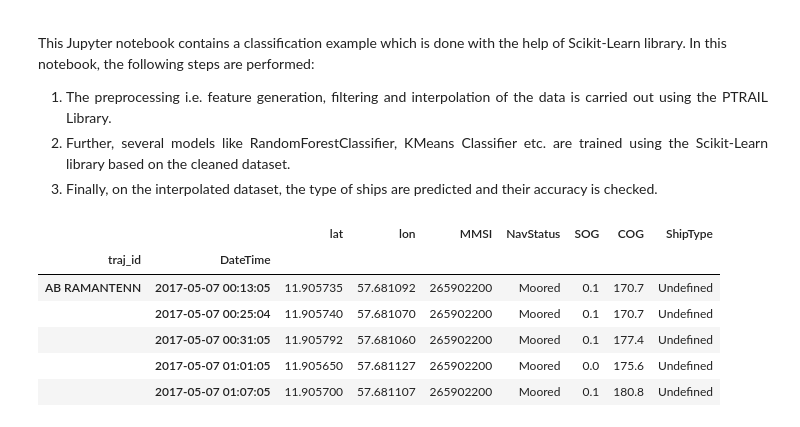
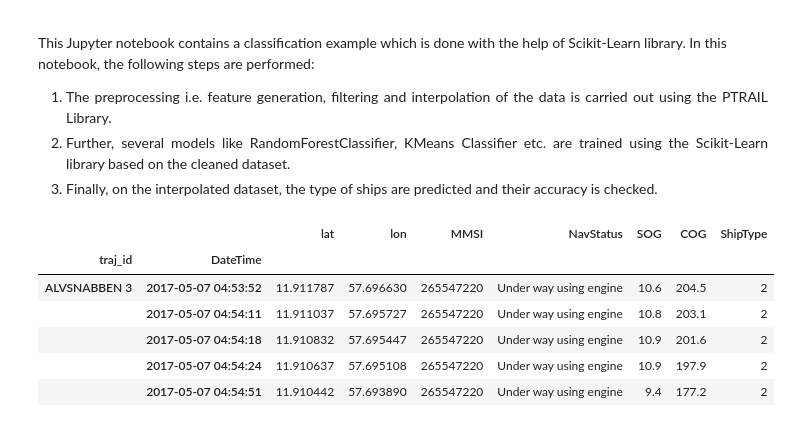
Before and after one commit to YakshHaranwala/PTRAIL, a Jupyter notebook: examples/Jupyter Notebooks/9.2 Ship Type Prediction.ipynb, the cells around one changed output. Drawn from its saved outputs; the diff is of its cells as text; code cells hidden in the pictures.

```diff
--- a/examples/Jupyter Notebooks/9.2 Ship Type Prediction.ipynb
+++ b/examples/Jupyter Notebooks/9.2 Ship Type Prediction.ipynb
@@ -22,23 +22,42 @@ the following steps are performed:
         predicted and their accuracy is checked.
     </li>
 # %%
-# Import the dataset.
+# We are going to supress any UserWarnings for demonstration purposes.
+import warnings
+warnings.simplefilter("ignore", UserWarning)
+
+# Load the data into a pandas dataframe and convert it into a PTRAILDataFrame.
 import pandas as pd
 from ptrail.core.TrajectoryDF import PTRAILDataFrame
 from ptrail.preprocessing.statistics import Statistics
 
 pdf = pd.read_csv('https://raw.githubusercontent.com/YakshHaranwala/PTRAIL/main/examples/data/ships.csv')
-np_ships = PTRAILDataFrame(data_set=pdf,
+ships_df = PTRAILDataFrame(data_set=pdf,
                            latitude='lat',
                            longitude='lon',
                            datetime='Timestamp',
                            traj_id='Name')
-np_ships.head()
+
+# Filter out only Cargo, passenger and fishing ships.
+ships = ships_df.loc[ships_df['ShipType'].isin(['Cargo', 'Passenger', 'Fishing'])]
+
+# Change the labels of the ShipTypes to the following:
+# Cargo: 0
+# Fishing: 1
+# Passenger: 2
+ships['ShipType'] = ships['ShipType'].map({'Cargo': 0, 'Fishing': 1,'Passenger': 2,})
+ships = PTRAILDataFrame(data_set=ships.reset_index(),
+                        latitude='lat',
+                        longitude='lon',
+                        datetime='Timestamp',
+                        traj_id='Name')
+
+ships.head()
 # %% [output]
 |  |  | lat | lon | MMSI | NavStatus | SOG | COG | ShipType |
 | traj_id | DateTime |  |  |  |  |  |  |  |
-| AB RAMANTENN | 2017-05-07 00:13:05 | 11.905735 | 57.681092 | 265902200 | Moored | 0.1 | 170.7 | Undefined |
-|  | 2017-05-07 00:25:04 | 11.905740 | 57.681070 | 265902200 | Moored | 0.1 | 170.7 | Undefined |
-|  | 2017-05-07 00:31:05 | 11.905792 | 57.681060 | 265902200 | Moored | 0.1 | 177.4 | Undefined |
-|  | 2017-05-07 01:01:05 | 11.905650 | 57.681127 | 265902200 | Moored | 0.0 | 175.6 | Undefined |
-|  | 2017-05-07 01:07:05 | 11.905700 | 57.681107 | 265902200 | Moored | 0.1 | 180.8 | Undefined |
+| ALVSNABBEN 3 | 2017-05-07 04:53:52 | 11.911787 | 57.696630 | 265547220 | Under way using engine | 10.6 | 204.5 | 2 |
+|  | 2017-05-07 04:54:11 | 11.911037 | 57.695727 | 265547220 | Under way using engine | 10.8 | 203.1 | 2 |
+|  | 2017-05-07 04:54:18 | 11.910832 | 57.695447 | 265547220 | Under way using engine | 10.9 | 201.6 | 2 |
+|  | 2017-05-07 04:54:24 | 11.910637 | 57.695108 | 265547220 | Under way using engine | 10.9 | 197.9 | 2 |
+|  | 2017-05-07 04:54:51 | 11.910442 | 57.693890 | 265547220 | Under way using engine | 9.4 | 177.2 | 2 |
```
Also changed, not shown: parts of 13 cells of this notebook, 2 other files.
